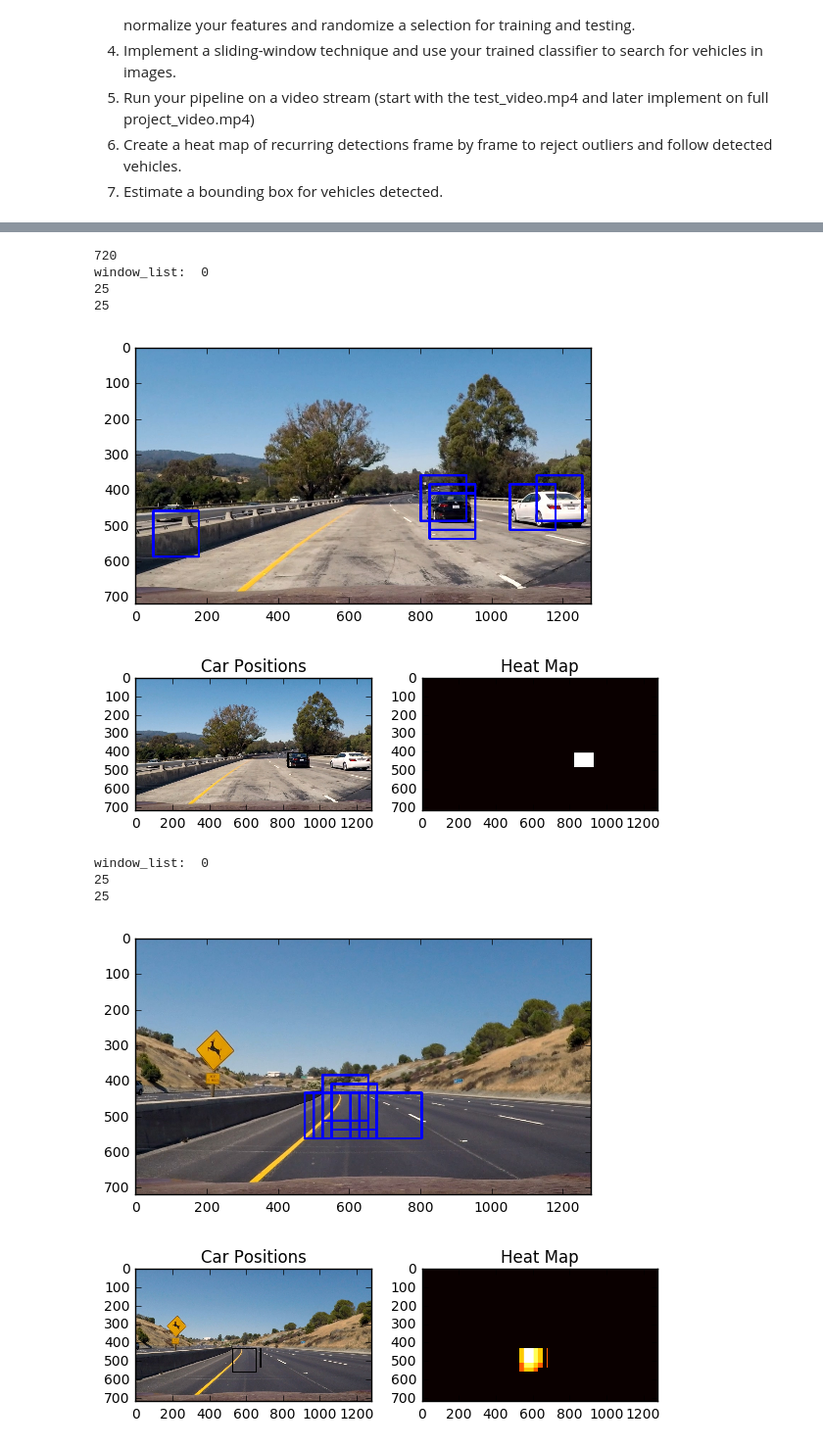
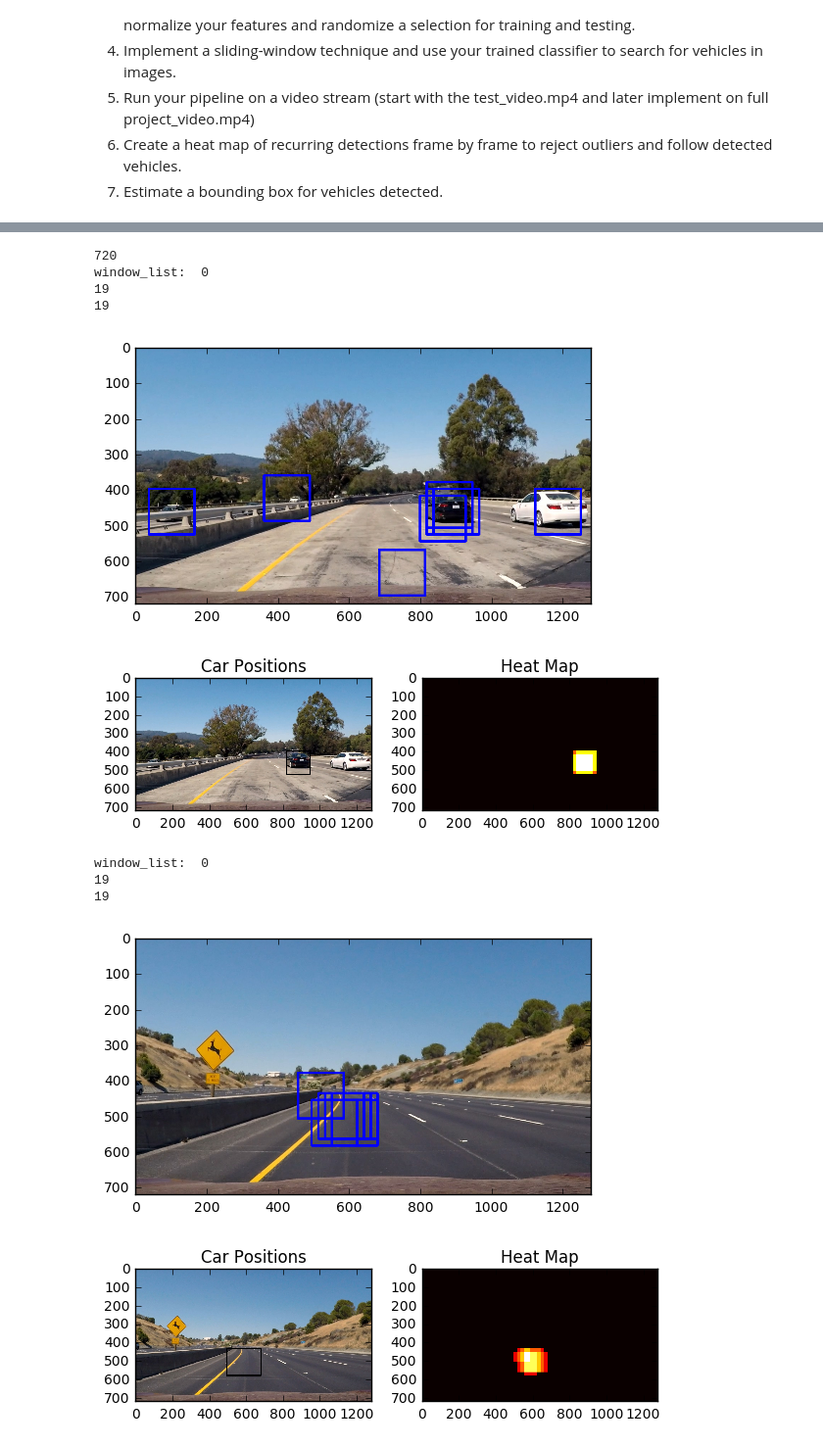
Before and after one commit to Thomas0176/Vehicle-Detection, a Jupyter notebook: main.ipynb, the cells around one changed output, grey strips where cells are left out. Shown at 98% size. Cells and saved outputs as stored; diff of their text form; code cells hidden in the pictures.

```diff
--- a/main.ipynb
+++ b/main.ipynb
@@ -132,6 +132,7 @@ def single_img_features(img, color_space='RGB', spatial_size=(32, 32),
 #     print("hog_feat in single img features: ", hog_feat)
 #     print("hist in single img features: ", hist_feat)
 #     print("spatial in single img features: ", spatial_feat)
+#     print("colorspace:", color_space)
 
 
 
@@ -249,6 +250,7 @@ def extract_features(imgs, cspace='RGB', spatial_size=(32, 32),
 #         print("file ", file)
         image = mpimg.imread(file)
 
+
         # Read in each one by one
         # apply color conversion if other than 'RGB'
         if cspace != 'RGB':
@@ -260,6 +262,8 @@ def extract_features(imgs, cspace='RGB', spatial_size=(32, 32),
                 feature_image = cv2.cvtColor(image, cv2.COLOR_RGB2HLS)
             elif cspace == 'YUV':
                 feature_image = cv2.cvtColor(image, cv2.COLOR_RGB2YUV)
+            elif color_space == 'YCrCb':
+                feature_image = cv2.cvtColor(image, cv2.COLOR_RGB2YCrCb)
         else: feature_image = np.copy(image)
         # Apply bin_spatial() to get spatial color features
         if spatial_feat:
@@ -334,11 +338,13 @@ from sklearn.utils import shuffle
 # MAIN 1
 
 ### TODO: Tweak these parameters and see how the results change.
-color_space = 'RGB' # Can be RGB, HSV, LUV, HLS, YUV, YCrCb
+color_space = 'YCrCb' # Can be RGB, HSV, LUV, HLS, YUV, YCrCb'
+# color_space = 'RGB' # Can be RGB, HSV, LUV, HLS, YUV, YCrCb
+
 orient = 9  # HOG orientations
 pix_per_cell = 8 # HOG pixels per cell
 cell_per_block = 2 # HOG cells per block
-hog_channel = 0 # Can be 0, 1, 2, or "ALL"
+hog_channel = '0' # Can be 0, 1, 2, or "ALL"
 spatial_size = (32, 32) # Spatial binning dimensions
 hist_bins = 32    # Number of histogram bins
 spatial_feat = False # Spatial features on or off
@@ -422,7 +428,6 @@ else:
 
 plt.show()
 
-
 # Define the labels vector
 y = np.hstack((np.ones(len(car_features)), np.zeros(len(notcar_features))))
 print("y shape: ", y.shape)
@@ -437,7 +442,7 @@ print("y_train size: ", len(y_train))
 print('Using:',orient,'orientations',pix_per_cell,
     'pixels per cell and', cell_per_block,'cells per block')
 print('Feature vector length:', len(X_train[0]))
-# Use a linear SVC
+# Use a linear SVC label
 # svc = LinearSVC()
 # svc = svm.SVC(kernel='linear', class_weight={0:.01, 1:.99})
 svc = svm.SVC(kernel='linear')
@@ -532,7 +537,7 @@ image = mpimg.imread('./test_images/test6.jpg')
 img.append(image)
 
 print(image.shape[0])
-xy_overlap = (0.8, 0.8)
+xy_overlap = (0.85, 0.85)
 
 for image in img:
 
@@ -547,8 +552,8 @@ for image in img:
 
 
     #small_windows
-    windows = slide_window(image, x_start_stop=[None, None], y_start_stop=y_start_stop,
-                        xy_window=(128, 128), xy_overlap=xy_overlap,window_list=windows)
+#     windows = slide_window(image, x_start_stop=[None, None], y_start_stop=y_start_stop,
+#                         xy_window=(64, 64), xy_overlap=xy_overlap,window_list=windows)
 
     # print("Length after small_windows:" , len(windows))
 
@@ -558,9 +563,9 @@ for image in img:
 
     # print("Length after mid_windows:" , len(windows))
 
-#     ##L_windows
-#     windows = slide_window(image, x_start_stop=[None, None], y_start_stop=y_start_stop,
-#                         xy_window=(64*4, 64*4), xy_overlap=xy_overlap, window_list=windows)
+    ##L_windows
+    windows = slide_window(image, x_start_stop=[None, None], y_start_stop=y_start_stop,
+                        xy_window=(128, 128), xy_overlap=xy_overlap, window_list=windows)
 
     # print("Length after L_windows:" , len(windows))
 
@@ -586,41 +591,41 @@ for image in img:
     plt.show()
     # Read in image similar to one shown above
     # image = mpimg.imread('./test_images/test1.jpg')
     heat = np.zeros_like(image[:,:,0]).astype(np.float)
 
     # Add heat to each box in box list
     heat = add_heat(heat,hot_windows)
 
     # Apply threshold to help remove false positives
-    heat = apply_threshold(heat,2)
+    heat = apply_threshold(heat,1)
 
     # Visualize the heatmap when displaying
     heatmap = np.clip(heat, 0, 255)
 
     # Find final boxes from heatmap using label function
     labels = label(heatmap)
     draw_img = draw_labeled_bboxes(np.copy(image), labels)
 
     fig = plt.figure()
     plt.subplot(121)
     plt.imshow(draw_img)
     plt.title('Car Positions')
     plt.subplot(122)
     plt.imshow(heatmap, cmap='hot')
     plt.title('Heat Map')
     fig.tight_layout()
 
     plt.show()
 # %% [output]
 720
 window_list:  0
-25
-25
+19
+19
-[figure, old version]
+[figure, new version]
-[figure, old version]
+[figure, new version]
 window_list:  0
-25
-25
+19
+19
-[figure, old version]
+[figure, new version]
-[figure, old version]
+[figure, new version]
 window_list:  0
```
Also changed, not shown: parts of 9 cells of this notebook, 7 other files.
